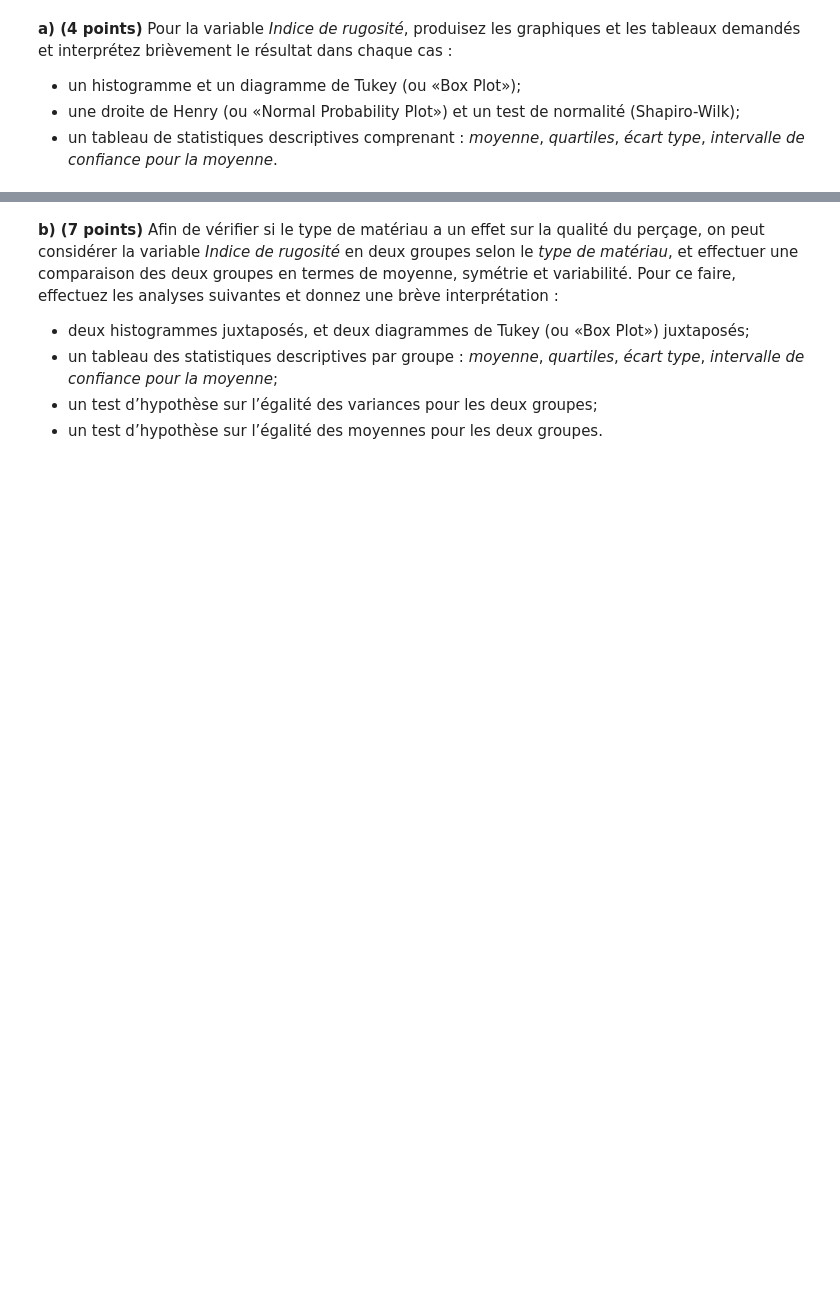
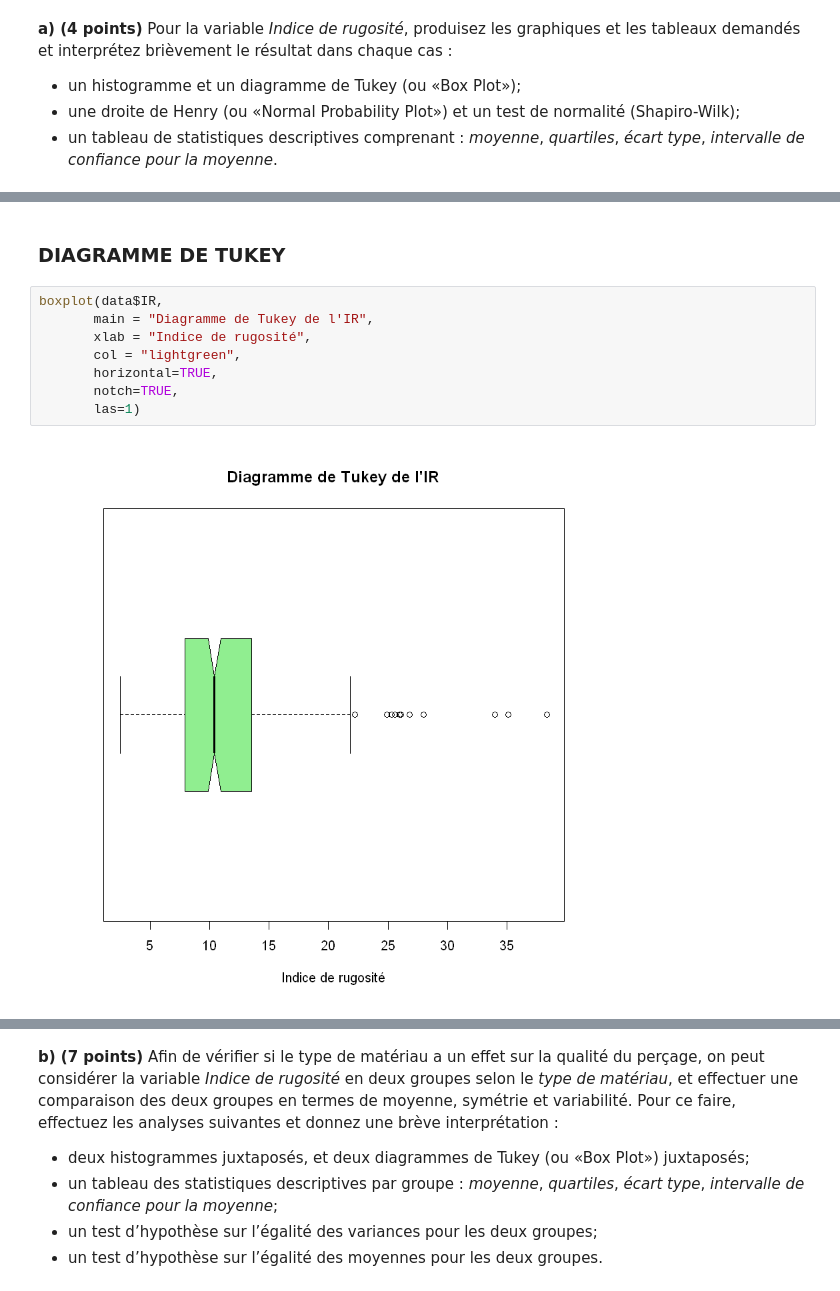
Before and after one commit to yaaks7/DEVOIR-MTH2302, a Jupyter notebook: devoir.ipynb, the cells around one changed output, grey strips where cells are left out. Drawn from its saved outputs; the diff is of its cells as text; blank space fills up the shorter version.

```diff
--- a/devoir.ipynb
+++ b/devoir.ipynb
@@ -50,0 +62,12 @@ On demande de répondre aux questions suivantes en utilisant des techniques appr
+# %% [markdown]
+### DIAGRAMME DE TUKEY
+# %%
+boxplot(data$IR,
+       main = "Diagramme de Tukey de l'IR",
+       xlab = "Indice de rugosité",
+       col = "lightgreen",
+       horizontal=TRUE,
+       notch=TRUE,
+       las=1)
+# %% [output]
+[figure, added]
```
Also changed, not shown: parts of 19 cells of this notebook.
